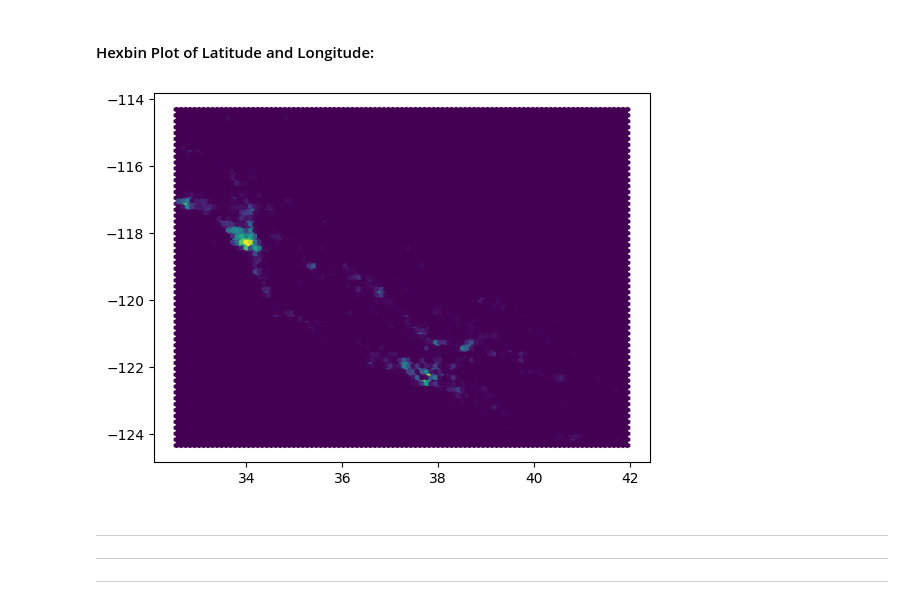
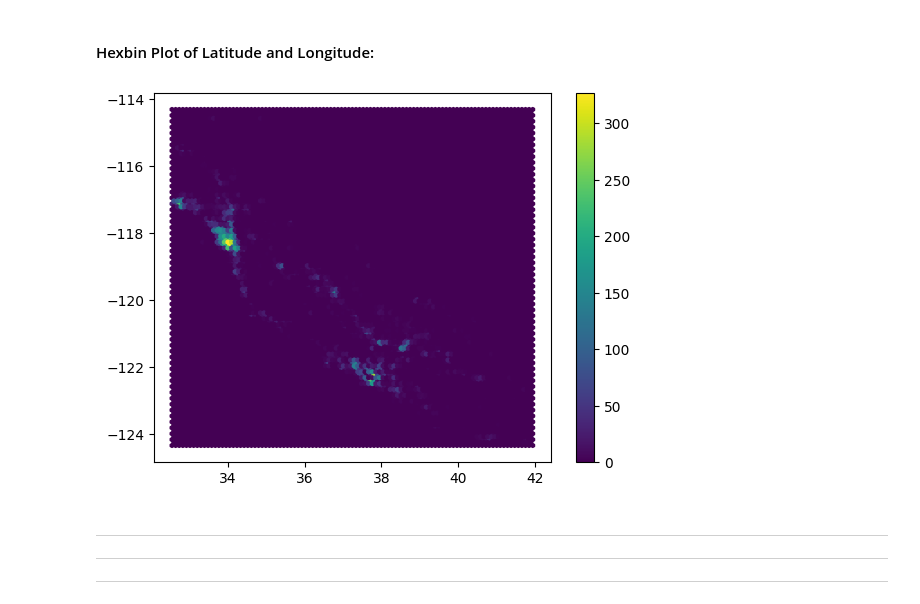
Before and after one commit to radtothebone/data-science-3401, a Jupyter notebook: Homework/Christian_Herrera_HW11.ipynb, the cells around one changed output. Drawn from its saved outputs; the diff is of its cells as text; code cells hidden in the pictures.

```diff
--- a/Homework/Christian_Herrera_HW11.ipynb
+++ b/Homework/Christian_Herrera_HW11.ipynb
@@ -219,9 +222,10 @@ plt.show()
 #### Hexbin Plot of Latitude and Longitude:
 # %%
 plt.hexbin(x=df['latitude'], y=df['longitude'])
+plt.colorbar()
 plt.show()
 # %% [output]
-[figure, old version]
+[figure, new version]
 # %% [markdown]
 
 
```
Also changed, not shown: parts of 3 cells of this notebook, 2 other files.
